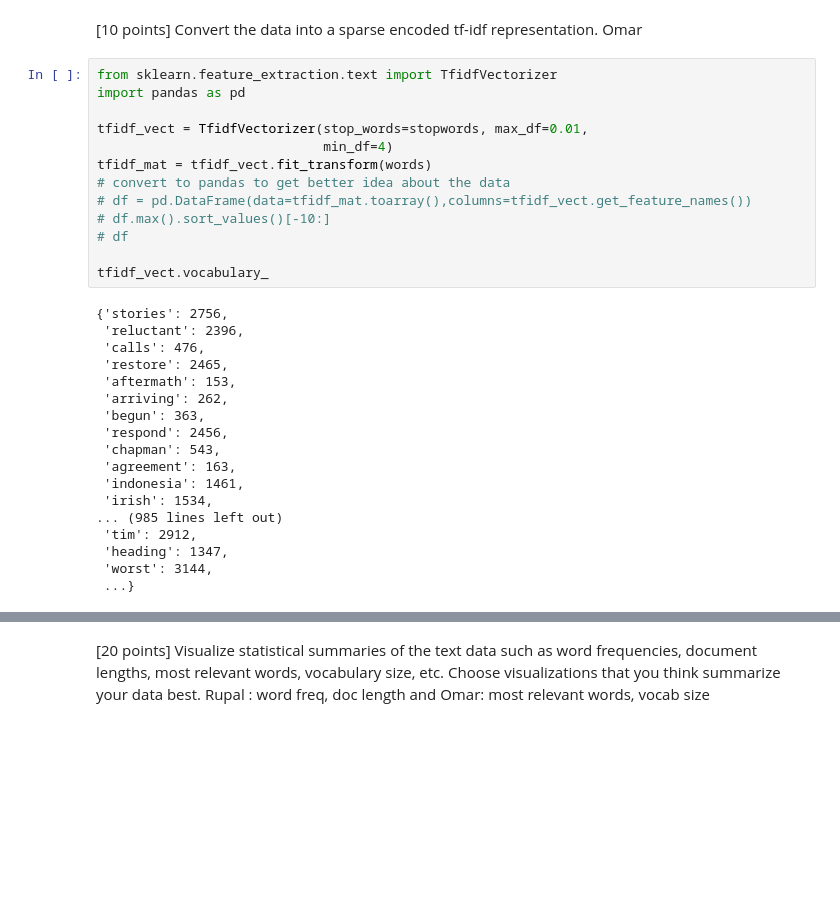
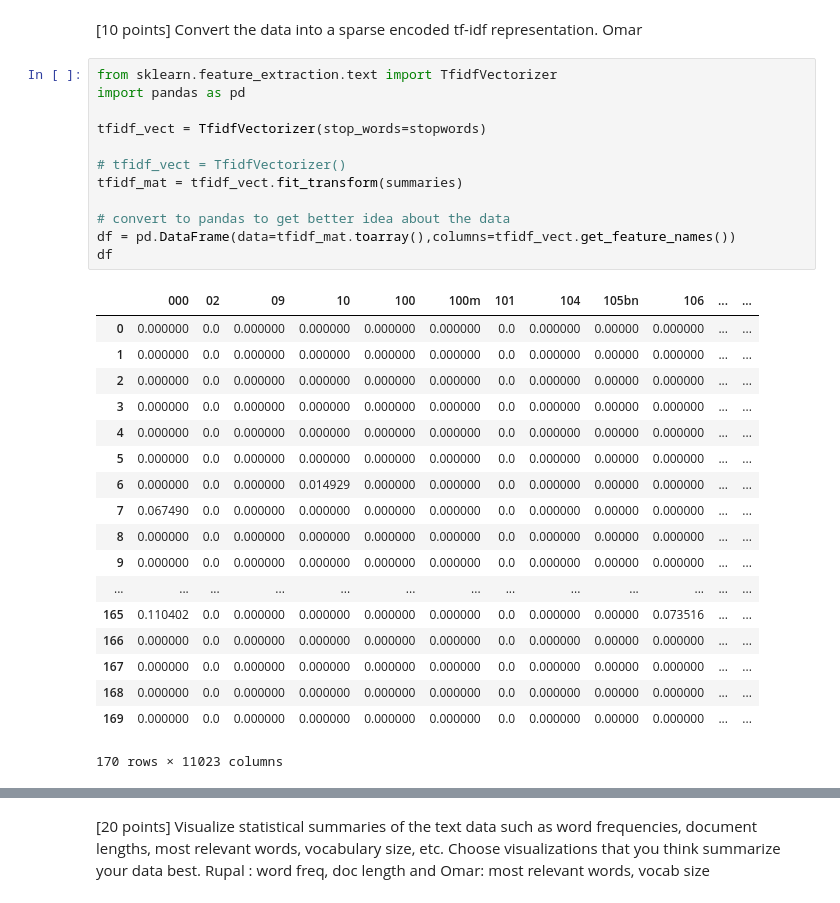
Before and after one commit to MachineLearning-FA2017/Lab2, a Jupyter notebook: Lab2.ipynb, the cells around one changed output, grey strips where cells are left out. Drawn from its saved outputs; the diff is of its cells as text; blank space fills up the shorter version.

```diff
--- a/Lab2.ipynb
+++ b/Lab2.ipynb
@@ -66,31 +66,31 @@ Omar
 # %%
 from sklearn.feature_extraction.text import TfidfVectorizer
 import pandas as pd
 
-tfidf_vect = TfidfVectorizer(stop_words=stopwords, max_df=0.01,
-                             min_df=4)
-tfidf_mat = tfidf_vect.fit_transform(words)
+tfidf_vect = TfidfVectorizer(stop_words=stopwords)
+
+# tfidf_vect = TfidfVectorizer()
+tfidf_mat = tfidf_vect.fit_transform(summaries)
+
 # convert to pandas to get better idea about the data
-# df = pd.DataFrame(data=tfidf_mat.toarray(),columns=tfidf_vect.get_feature_names())
-# df.max().sort_values()[-10:]
-# df
-
-tfidf_vect.vocabulary_
+df = pd.DataFrame(data=tfidf_mat.toarray(),columns=tfidf_vect.get_feature_names())
+df
 # %% [output]
+|  | 000 | 02 | 09 | 10 | 100 | 100m | 101 | 104 | 105bn | 106 | ... | ... |
+| 0 | 0.000000 | 0.0 | 0.000000 | 0.000000 | 0.000000 | 0.000000 | 0.0 | 0.000000 | 0.00000 | 0.000000 | ... | ... |
+| 1 | 0.000000 | 0.0 | 0.000000 | 0.000000 | 0.000000 | 0.000000 | 0.0 | 0.000000 | 0.00000 | 0.000000 | ... | ... |
+| 2 | 0.000000 | 0.0 | 0.000000 | 0.000000 | 0.000000 | 0.000000 | 0.0 | 0.000000 | 0.00000 | 0.000000 | ... | ... |
+| 3 | 0.000000 | 0.0 | 0.000000 | 0.000000 | 0.000000 | 0.000000 | 0.0 | 0.000000 | 0.00000 | 0.000000 | ... | ... |
+| 4 | 0.000000 | 0.0 | 0.000000 | 0.000000 | 0.000000 | 0.000000 | 0.0 | 0.000000 | 0.00000 | 0.000000 | ... | ... |
+| 5 | 0.000000 | 0.0 | 0.000000 | 0.000000 | 0.000000 | 0.000000 | 0.0 | 0.000000 | 0.00000 | 0.000000 | ... | ... |
+| 6 | 0.000000 | 0.0 | 0.000000 | 0.014929 | 0.000000 | 0.000000 | 0.0 | 0.000000 | 0.00000 | 0.000000 | ... | ... |
+| 7 | 0.067490 | 0.0 | 0.000000 | 0.000000 | 0.000000 | 0.000000 | 0.0 | 0.000000 | 0.00000 | 0.000000 | ... | ... |
+| 8 | 0.000000 | 0.0 | 0.000000 | 0.000000 | 0.000000 | 0.000000 | 0.0 | 0.000000 | 0.00000 | 0.000000 | ... | ... |
+| 9 | 0.000000 | 0.0 | 0.000000 | 0.000000 | 0.000000 | 0.000000 | 0.0 | 0.000000 | 0.00000 | 0.000000 | ... | ... |
+| ... | ... | ... | ... | ... | ... | ... | ... | ... | ... | ... | ... | ... |
+| 165 | 0.110402 | 0.0 | 0.000000 | 0.000000 | 0.000000 | 0.000000 | 0.0 | 0.000000 | 0.00000 | 0.073516 | ... | ... |
+| 166 | 0.000000 | 0.0 | 0.000000 | 0.000000 | 0.000000 | 0.000000 | 0.0 | 0.000000 | 0.00000 | 0.000000 | ... | ... |
+| 167 | 0.000000 | 0.0 | 0.000000 | 0.000000 | 0.000000 | 0.000000 | 0.0 | 0.000000 | 0.00000 | 0.000000 | ... | ... |
+| 168 | 0.000000 | 0.0 | 0.000000 | 0.000000 | 0.000000 | 0.000000 | 0.0 | 0.000000 | 0.00000 | 0.000000 | ... | ... |
+| 169 | 0.000000 | 0.0 | 0.000000 | 0.000000 | 0.000000 | 0.000000 | 0.0 | 0.000000 | 0.00000 | 0.000000 | ... | ... |
-{'stories': 2756,
- 'reluctant': 2396,
- 'calls': 476,
- 'restore': 2465,
- 'aftermath': 153,
- 'arriving': 262,
- 'begun': 363,
- 'respond': 2456,
- 'chapman': 543,
- 'agreement': 163,
- 'indonesia': 1461,
- 'irish': 1534,
-... (985 lines left out)
- 'tim': 2912,
- 'heading': 1347,
- 'worst': 3144,
- ...}
+170 rows × 11023 columns
```
Also changed, not shown: parts of 6 cells of this notebook.
